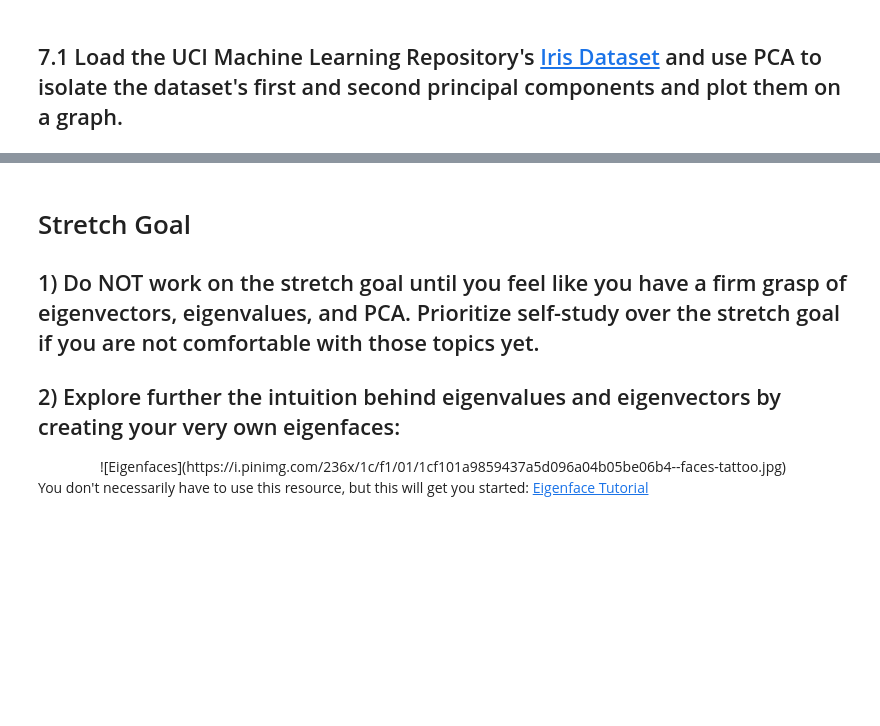
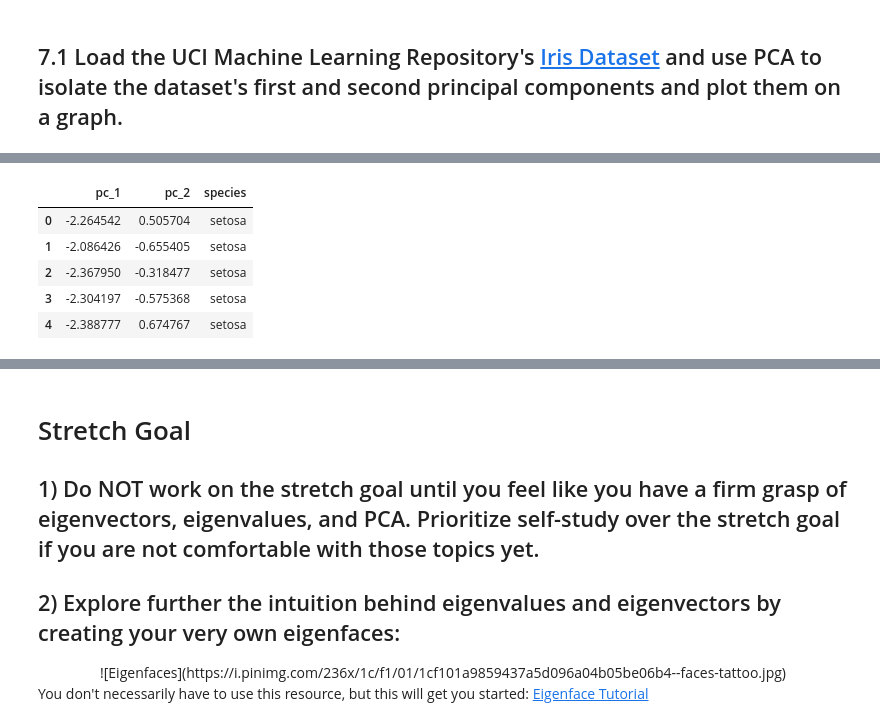
Before and after one commit to JimKing100/DS-Unit-1-Sprint-4-Linear-Algebra, a Jupyter notebook: module3-dimensionality-reduction/High Dimensional Data Assignment.ipynb, the cells around one changed output, grey strips where cells are left out. Cells and saved outputs as stored; diff of their text form; code cells hidden in the pictures; blank space fills up the shorter version.

```diff
--- a/module3-dimensionality-reduction/High Dimensional Data Assignment.ipynb
+++ b/module3-dimensionality-reduction/High Dimensional Data Assignment.ipynb
@@ -167,0 +205,23 @@ f\begin{bmatrix} 3 \\ 4 \\ 5\\ \end{bmatrix}
+# %%
+# Principal Component Analysis
+# Project the four dimensions to two
+from numpy import array
+from sklearn.decomposition import PCA
+
+# Create the PCA instance
+pca = PCA(2)
+
+# Fit on data
+principal_components = pca.fit(X)
+
+# Show values and vectors
+print("\n Eigenvectors: \n", principal_components.components_)
+print("\n Eigenvalues: \n",principal_components.explained_variance_)
+print("\n Explined Variance Ratio: \n",principal_components.explained_variance_ratio_)
+
+# Transform data
+B = principal_components.transform(X)
+
+# Creat a dataframe of the two principal components
+principal_data = pd.DataFrame(data = B, columns = ['pc_1', 'pc_2'])
+principal_data.head()
@@ -167,0 +244,11 @@ f\begin{bmatrix} 3 \\ 4 \\ 5\\ \end{bmatrix}
+# %%
+# Create a final merged dataframe with the components and target
+merged_data = pd.concat([principal_data, iris_data[['species']]], axis = 1)
+merged_data.head()
+# %% [output]
+|  | pc_1 | pc_2 | species |
+| 0 | -2.264542 | 0.505704 | setosa |
+| 1 | -2.086426 | -0.655405 | setosa |
+| 2 | -2.367950 | -0.318477 | setosa |
+| 3 | -2.304197 | -0.575368 | setosa |
+| 4 | -2.388777 | 0.674767 | setosa |
```
Also changed, not shown: parts of 8 cells of this notebook.
